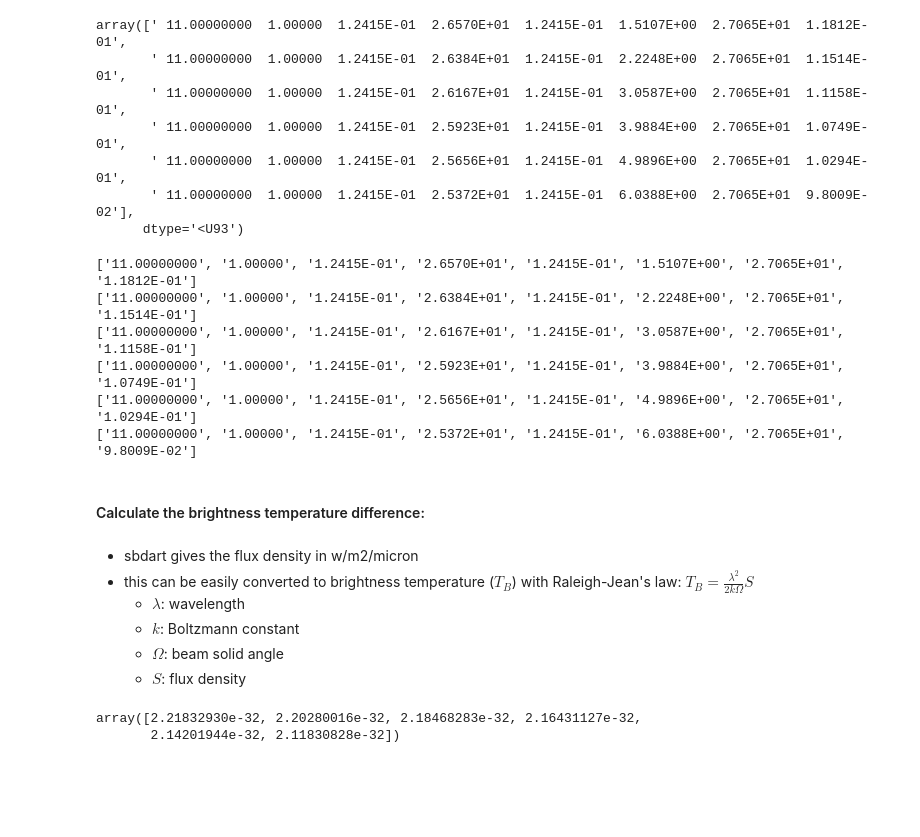
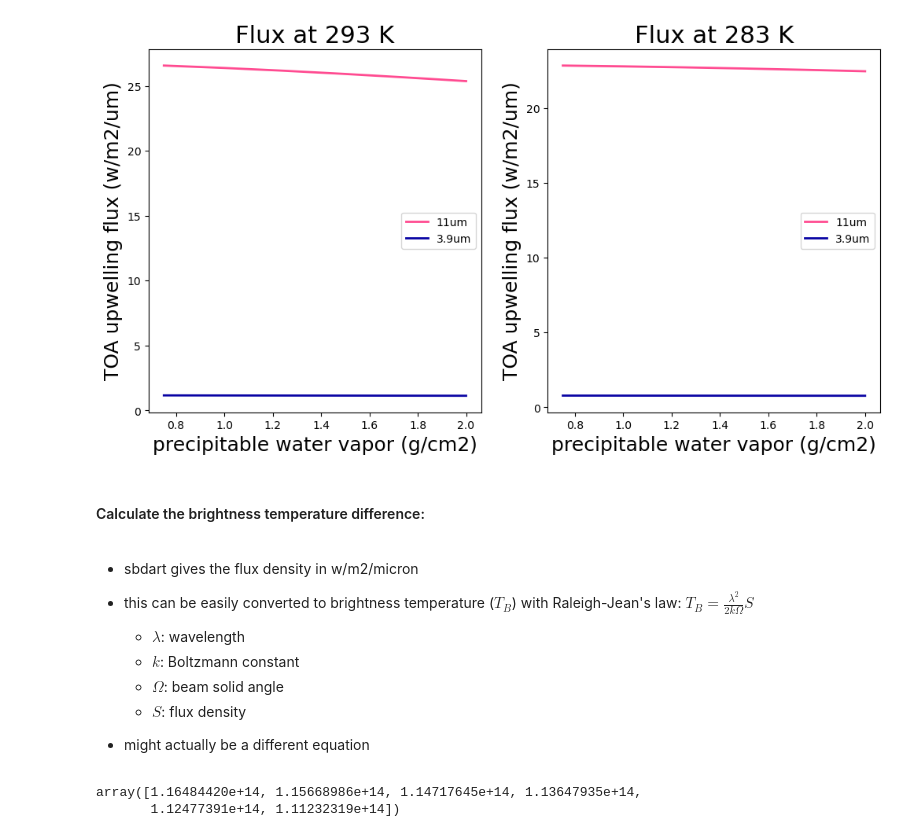
Before and after one commit to jesseturner/FalseLowClouds, a Jupyter notebook: SBDART/Figure.ipynb, the cells around one changed output. Saved outputs shown, nothing was run; the diff lists cells and outputs as text; code cells hidden in the pictures; blank space fills up the shorter version.

Commit message:
Comparing LW to SW sbdart outputs

```diff
--- a/SBDART/Figure.ipynb
+++ b/SBDART/Figure.ipynb
@@ -2,4 +2,8 @@
 from pylab import *
 import numpy as np
 # %%
-filename = 'figure/result_11um_293k'
+#--- precipitable water vapor (g/cm2)
+uw = [0.75,1.0,1.25,1.5,1.75,2.0]
+
+#--- surface temperature (K)
+#btemp = [293]
@@ -11,11 +9,0 @@ print(f_raw.shape)
-# %%
-f = f_raw[::3]
-f
-# %% [output]
-array([' 11.00000000  1.00000  1.2415E-01  2.6570E+01  1.2415E-01  1.5107E+00  2.7065E+01  1.1812E-01',
-       ' 11.00000000  1.00000  1.2415E-01  2.6384E+01  1.2415E-01  2.2248E+00  2.7065E+01  1.1514E-01',
-       ' 11.00000000  1.00000  1.2415E-01  2.6167E+01  1.2415E-01  3.0587E+00  2.7065E+01  1.1158E-01',
-       ' 11.00000000  1.00000  1.2415E-01  2.5923E+01  1.2415E-01  3.9884E+00  2.7065E+01  1.0749E-01',
-       ' 11.00000000  1.00000  1.2415E-01  2.5656E+01  1.2415E-01  4.9896E+00  2.7065E+01  1.0294E-01',
-       ' 11.00000000  1.00000  1.2415E-01  2.5372E+01  1.2415E-01  6.0388E+00  2.7065E+01  9.8009E-02'],
-      dtype='<U93')
@@ -31,22 +9,0 @@ BOTDIR=[] #--- direct flux at surface
-# %%
-for row in f:
-    row = row[1:]
-    row = row.replace('  ',' ')
-    split_row = row.split(' ')
-    print(split_row)
-
-    WL.append(float(split_row[0]))
-    FFV.append(float(split_row[1]))
-    TOPDN.append(float(split_row[2]))
-    TOPUP.append(float(split_row[3]))
-    TOPDIR.append(float(split_row[4]))
-    BOTDN.append(float(split_row[5]))
-    BOTUP.append(float(split_row[6]))
-    BOTDIR.append(float(split_row[7]))
-# %% [output]
-['11.00000000', '1.00000', '1.2415E-01', '2.6570E+01', '1.2415E-01', '1.5107E+00', '2.7065E+01', '1.1812E-01']
-['11.00000000', '1.00000', '1.2415E-01', '2.6384E+01', '1.2415E-01', '2.2248E+00', '2.7065E+01', '1.1514E-01']
-['11.00000000', '1.00000', '1.2415E-01', '2.6167E+01', '1.2415E-01', '3.0587E+00', '2.7065E+01', '1.1158E-01']
-['11.00000000', '1.00000', '1.2415E-01', '2.5923E+01', '1.2415E-01', '3.9884E+00', '2.7065E+01', '1.0749E-01']
-['11.00000000', '1.00000', '1.2415E-01', '2.5656E+01', '1.2415E-01', '4.9896E+00', '2.7065E+01', '1.0294E-01']
-['11.00000000', '1.00000', '1.2415E-01', '2.5372E+01', '1.2415E-01', '6.0388E+00', '2.7065E+01', '9.8009E-02']
@@ -53,3 +41,28 @@ for row in f:
+# %%
+flux_lw_293 = read_sbdart_data('figure/result_11um_293k')
+flux_sw_293 = read_sbdart_data('figure/result_39um_293k')
+flux_lw_283 = read_sbdart_data('figure/result_11um_283k')
+flux_sw_283 = read_sbdart_data('figure/result_39um_283k')
+# %%
+fig,ax=plt.subplots(1,2, figsize=(12,6))
+ax[0].set_ylabel("TOA upwelling flux (w/m2/um)", size=18)
+ax[0].set_xlabel("precipitable water vapor (g/cm2)", size=18)
+ax[0].set_title("Flux at 293 K", size=22)
+ax[0].plot(uw, flux_lw_293, c='#FF4B91', linewidth=2, label="11um")
+ax[0].plot(uw, flux_sw_293, c='#0802A3', linewidth=2, label="3.9um")
+ax[0].legend()
+
+ax[1].set_ylabel("TOA upwelling flux (w/m2/um)", size=18)
+ax[1].set_xlabel("precipitable water vapor (g/cm2)", size=18)
+ax[1].set_title("Flux at 283 K", size=22)
+ax[1].plot(uw, flux_lw_283, c='#FF4B91', linewidth=2, label="11um")
+ax[1].plot(uw, flux_sw_283, c='#0802A3', linewidth=2, label="3.9um")
+ax[1].legend()
+
+#plt.savefig('total_upward_flux.png', dpi=200, bbox_inches='tight')
+plt.show()
+# %% [output]
+[figure, added]
 # %% [markdown]
 #### Calculate the brightness temperature difference:
 # %% [markdown]
@@ -59,14 +72,16 @@ for row in f:
     * $k$: Boltzmann constant
     * $\Omega$: beam solid angle
     * $S$: flux density
+
+* might actually be a different equation
 # %%
 wl = 11e-6 #m
 k = 1.38e-23 #m2 kg s-2 K-1
 omega = 1 #m2 m-2
-S = np.array(TOPUP) #kg m2 s-3 m-2 um-1
+S = np.array(flux_lw_293) #kg m2 s-3 m-2 um-1
 
-T_b = ((wl**2)/2*k*omega)*S
+T_b = ((wl**2)/(2*k*omega))*S #K
 T_b
 # %% [output]
-array([2.21832930e-32, 2.20280016e-32, 2.18468283e-32, 2.16431127e-32,
-       2.14201944e-32, 2.11830828e-32])
+array([1.16484420e+14, 1.15668986e+14, 1.14717645e+14, 1.13647935e+14,
+       1.12477391e+14, 1.11232319e+14])
```
Also changed, not shown: parts of 3 cells of this notebook, 3 other files.
